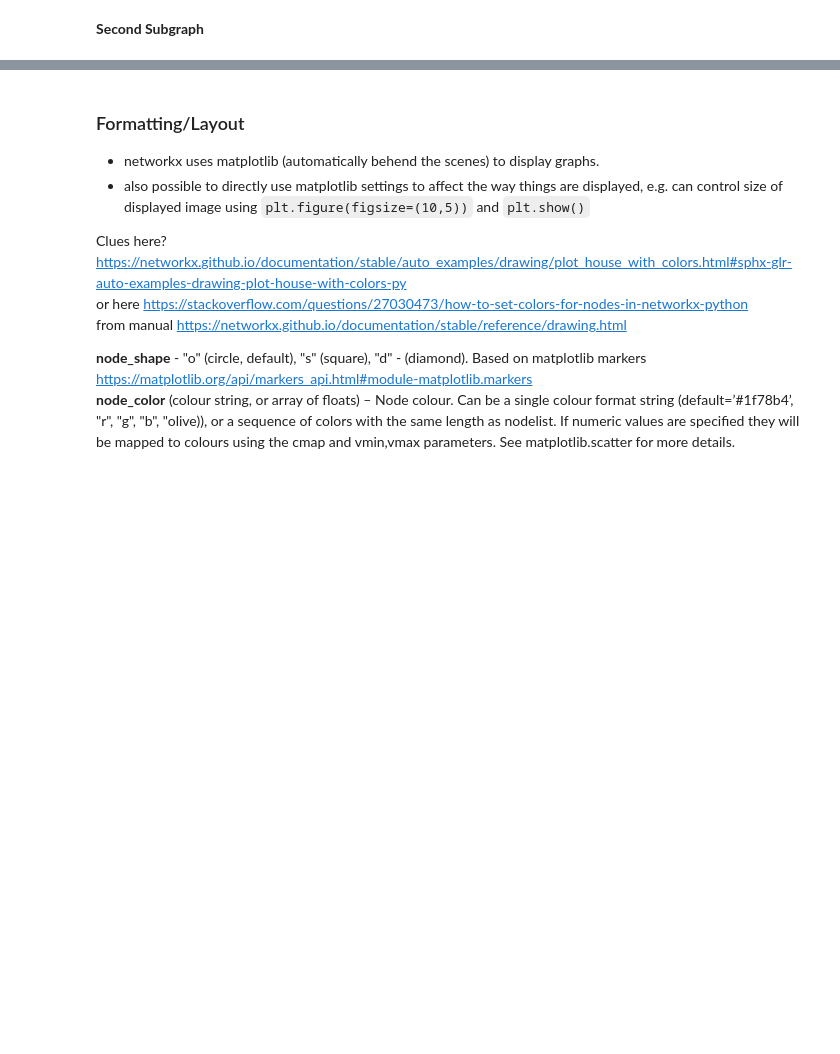
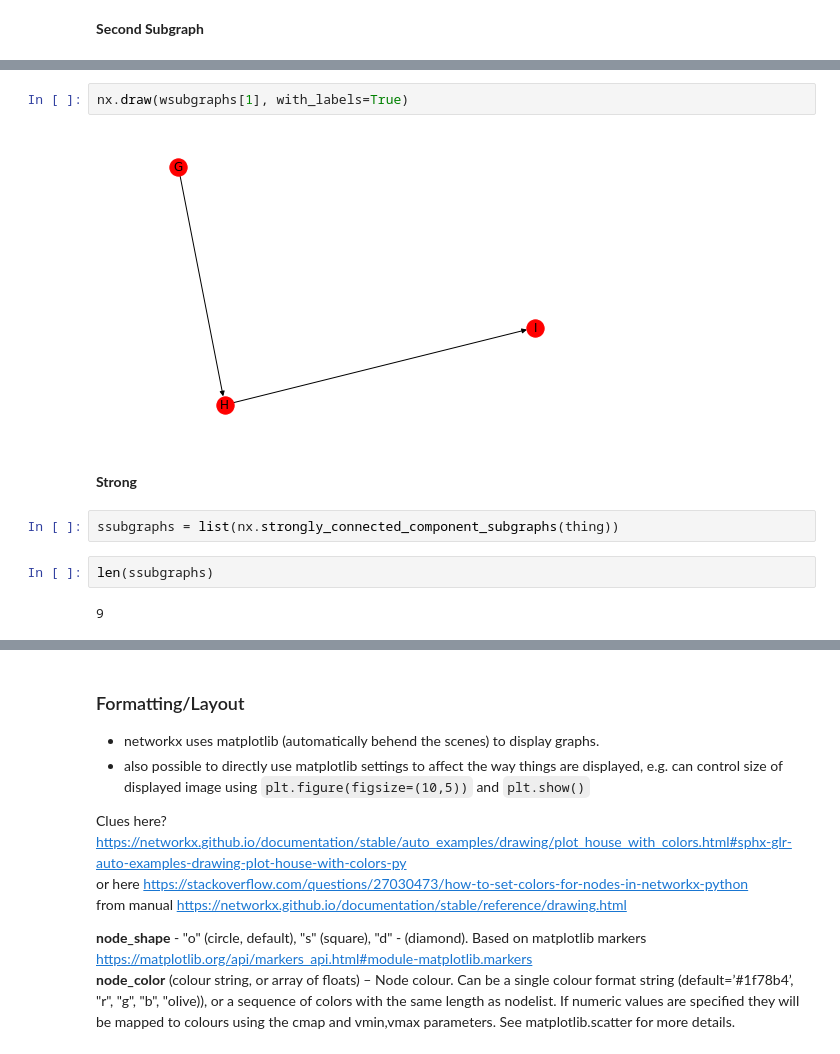
Before and after one commit to alanmaydwell/jupyter_scribblings, a Jupyter notebook: NetworkXtry.ipynb, the cells around one changed output, grey strips where cells are left out. Cells and saved outputs as stored; diff of their text form; blank space fills up the shorter version.

```diff
--- a/NetworkXtry.ipynb
+++ b/NetworkXtry.ipynb
@@ -132,0 +146,12 @@ nx.draw(subgraphs[1], with_labels=True)
+# %%
+nx.draw(wsubgraphs[1], with_labels=True)
+# %% [output]
+[figure, added]
+# %% [markdown]
+**Strong**
+# %%
+ssubgraphs = list(nx.strongly_connected_component_subgraphs(thing))
+# %%
+len(ssubgraphs)
+# %% [output]
+9
```
Also changed, not shown: parts of 29 cells of this notebook.
